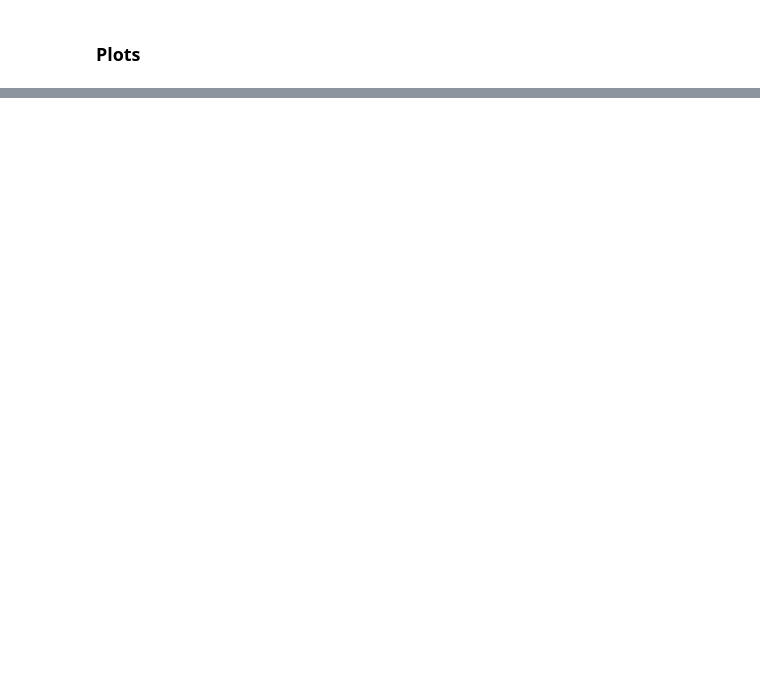
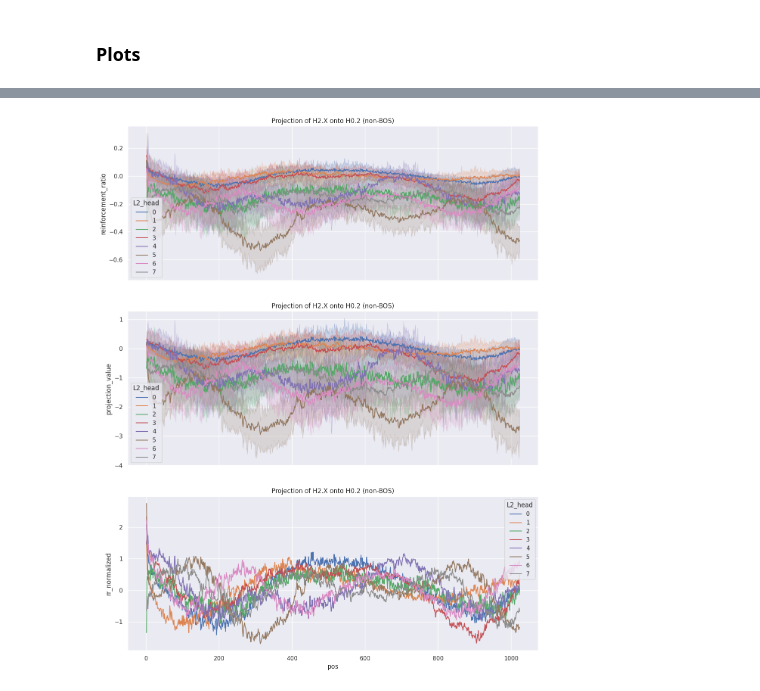
Before and after one commit to canrager/cleanup_nodes, a Jupyter notebook: notebooks/004-decompose-bos-nonbos.ipynb, the cells around one changed output, grey strips where cells are left out. Saved outputs shown, nothing was run; the diff lists cells and outputs as text; code cells hidden in the pictures; blank space fills up the shorter version.

```diff
--- a/notebooks/004-decompose-bos-nonbos.ipynb
+++ b/notebooks/004-decompose-bos-nonbos.ipynb
@@ -229,0 +318,47 @@ df
+# %%
+fig, ax = plt.subplots(3, 1, figsize=(14, 18), sharex=True)
+
+# Filter dataframe to plot
+decomposition = "non-BOS"
+heads_to_include = [0,1,2,3,4,5,6,7]
+# heads_to_include = [2,3,4,5,6,7]
+
+filtered_df = (
+    df.query("L2_head in @heads_to_include")
+      .query(f"decomposition == '{decomposition}'")
+)
+
+# Subplot 1
+sns.lineplot(
+    data=filtered_df,
+    x="pos",
+    y="reinforcement_ratio",
+    hue="L2_head",
+    errorbar=("pi", 75),
+    ax=ax[0],
+)
+ax[0].set_title(f"Projection of H2.X onto H0.2 ({decomposition})")
+
+# Subplot 2
+sns.lineplot(
+    data=filtered_df,
+    x="pos",
+    y="projection_value",
+    hue="L2_head",
+    errorbar=("pi", 75),
+    ax=ax[1],
+)
+ax[1].set_title(f"Projection of H2.X onto H0.2 ({decomposition})")
+
+# Subplot 3
+sns.lineplot(
+    data=filtered_df,
+    x="pos",
+    y="rr_normalized",
+    hue="L2_head",
+    errorbar=None,
+    ax=ax[2],
+)
+ax[2].set_title(f"Projection of H2.X onto H0.2 ({decomposition})");
+# %% [output]
+[figure, added]
```
Also changed, not shown: parts of 7 cells of this notebook.
